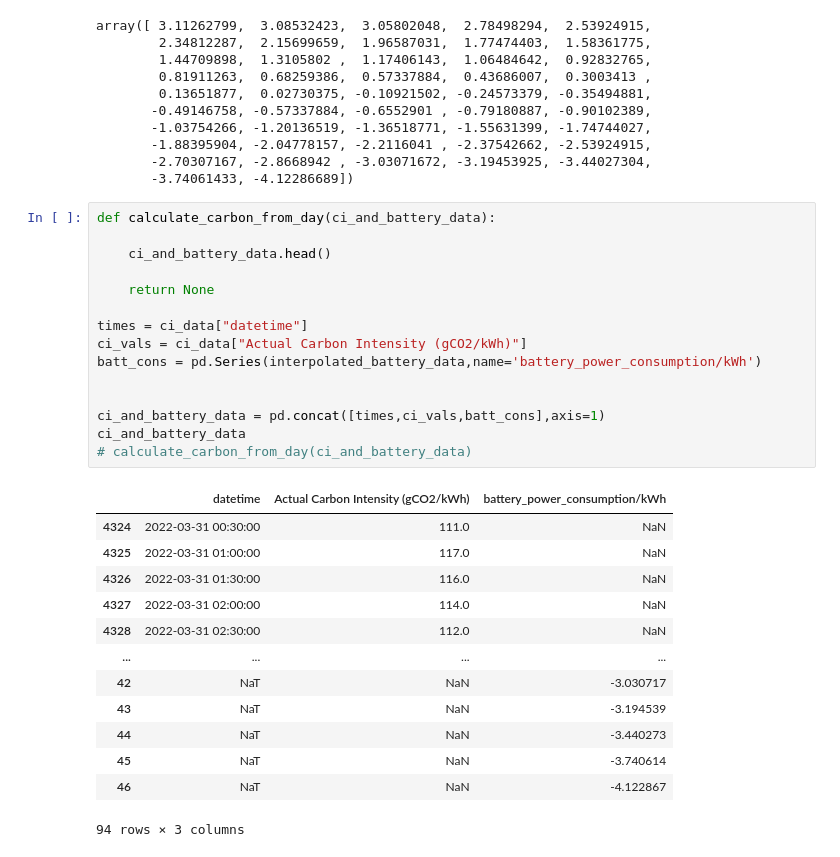
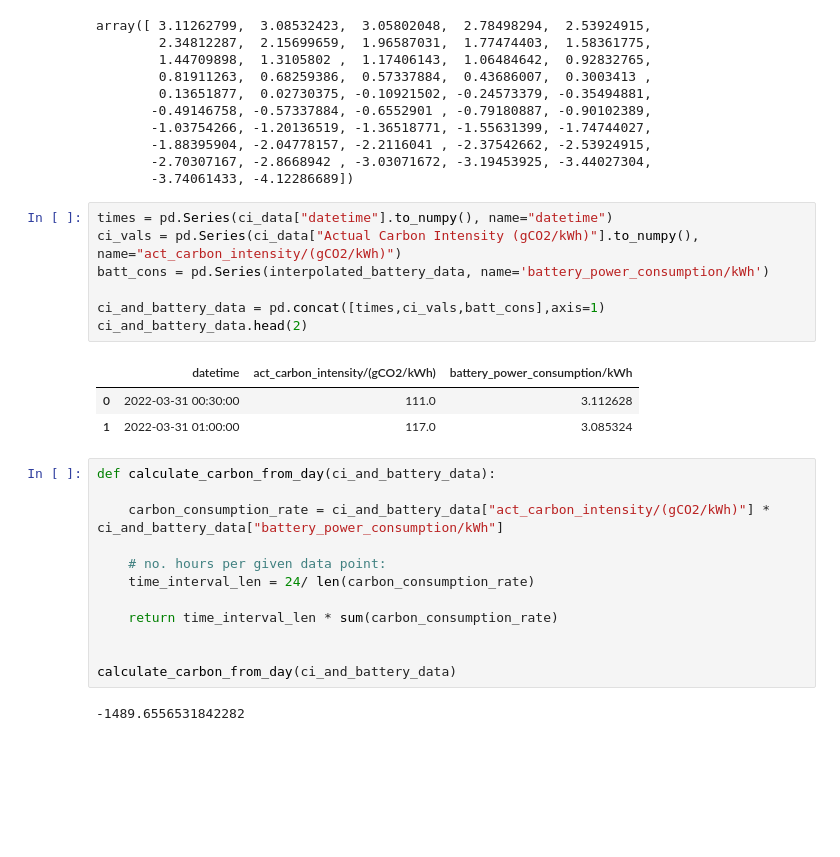
Before and after one commit to jordanesmith/Carbon-Intensity-Project-, a Jupyter notebook: research.ipynb, the cells around one changed output. Cells and saved outputs as stored; diff of their text form; blank space fills up the shorter version.

Commit message:
calculated daioly carbon use but needs checking

```diff
--- a/research.ipynb
+++ b/research.ipynb
@@ -204,32 +204,28 @@ array([ 3.11262799,  3.08532423,  3.05802048,  2.78498294,  2.53924915,
        -1.88395904, -2.04778157, -2.2116041 , -2.37542662, -2.53924915,
        -2.70307167, -2.8668942 , -3.03071672, -3.19453925, -3.44027304,
        -3.74061433, -4.12286689])
+# %%
+times = pd.Series(ci_data["datetime"].to_numpy(), name="datetime")
+ci_vals = pd.Series(ci_data["Actual Carbon Intensity (gCO2/kWh)"].to_numpy(), name="act_carbon_intensity/(gCO2/kWh)")
+batt_cons = pd.Series(interpolated_battery_data, name='battery_power_consumption/kWh')
+
+ci_and_battery_data = pd.concat([times,ci_vals,batt_cons],axis=1)
+ci_and_battery_data.head(2)
+# %% [output]
+|  | datetime | act_carbon_intensity/(gCO2/kWh) | battery_power_consumption/kWh |
+| 0 | 2022-03-31 00:30:00 | 111.0 | 3.112628 |
+| 1 | 2022-03-31 01:00:00 | 117.0 | 3.085324 |
 # %%
 def calculate_carbon_from_day(ci_and_battery_data):
 
-    ci_and_battery_data.head()
+    carbon_consumption_rate = ci_and_battery_data["act_carbon_intensity/(gCO2/kWh)"] * ci_and_battery_data["battery_power_consumption/kWh"]
 
-    return None
+    # no. hours per given data point:
+    time_interval_len = 24/ len(carbon_consumption_rate)
 
-times = ci_data["datetime"]
-ci_vals = ci_data["Actual Carbon Intensity (gCO2/kWh)"]
-batt_cons = pd.Series(interpolated_battery_data,name='battery_power_consumption/kWh')
+    return time_interval_len * sum(carbon_consumption_rate)
 
 
-ci_and_battery_data = pd.concat([times,ci_vals,batt_cons],axis=1)
-ci_and_battery_data
-# calculate_carbon_from_day(ci_and_battery_data)
+calculate_carbon_from_day(ci_and_battery_data)
 # %% [output]
-|  | datetime | Actual Carbon Intensity (gCO2/kWh) | battery_power_consumption/kWh |
-| 4324 | 2022-03-31 00:30:00 | 111.0 | NaN |
-| 4325 | 2022-03-31 01:00:00 | 117.0 | NaN |
-| 4326 | 2022-03-31 01:30:00 | 116.0 | NaN |
-| 4327 | 2022-03-31 02:00:00 | 114.0 | NaN |
-| 4328 | 2022-03-31 02:30:00 | 112.0 | NaN |
-| ... | ... | ... | ... |
-| 42 | NaT | NaN | -3.030717 |
-| 43 | NaT | NaN | -3.194539 |
-| 44 | NaT | NaN | -3.440273 |
-| 45 | NaT | NaN | -3.740614 |
-| 46 | NaT | NaN | -4.122867 |
-94 rows × 3 columns
+-1489.6556531842282
```
